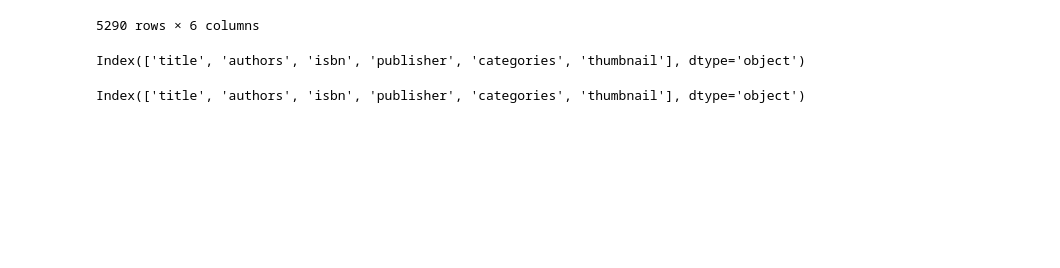
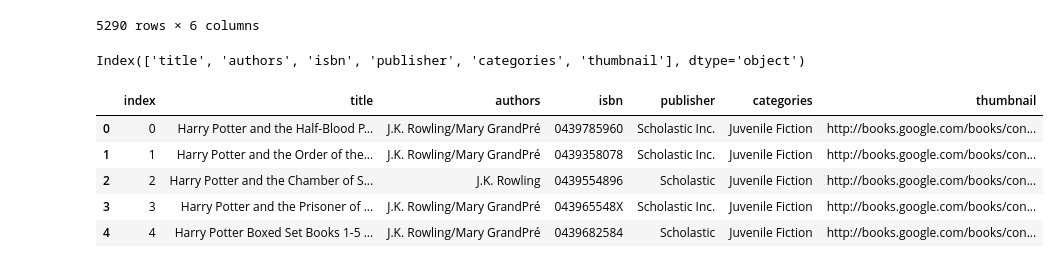
Before and after one commit to AllCAPs788/butler-project3-groupE, a Jupyter notebook: Data/data_cleaning.ipynb, the cells around one changed output. Cells and saved outputs as stored; diff of their text form; code cells hidden in the pictures; blank space fills up the shorter version.

Commit message:
updated cleaning notebook with sql connection

```diff
--- a/Data/data_cleaning.ipynb
+++ b/Data/data_cleaning.ipynb
@@ -100,11 +101,10 @@ cleaned
 cleaned.columns
 # %% [output]
 Index(['title', 'authors', 'isbn', 'publisher', 'categories', 'thumbnail'], dtype='object')
-# %%
-cleaned.columns
-# %% [output]
-Index(['title', 'authors', 'isbn', 'publisher', 'categories', 'thumbnail'], dtype='object')
 # %%
 # save cleaned dataframe to a csv file
 
 cleaned.to_csv("final_cleaned.csv")
+# %%
+rds_connection_string = "postgres:postgres@localhost:5432/books_db"
+engine = create_engine(f'postgresql://{rds_connection_string}')
@@ -110,0 +113,9 @@ cleaned.to_csv("final_cleaned.csv")
+# %%
+pd.read_sql_query('select * from books', con=engine).head()
+# %% [output]
+|  | index | title | authors | isbn | publisher | categories | thumbnail |
+| 0 | 0 | Harry Potter and the Half-Blood P... | J.K. Rowling/Mary GrandPré | 0439785960 | Scholastic Inc. | Juvenile Fiction | http://books.google.com/books/con... |
+| 1 | 1 | Harry Potter and the Order of the... | J.K. Rowling/Mary GrandPré | 0439358078 | Scholastic Inc. | Juvenile Fiction | http://books.google.com/books/con... |
+| 2 | 2 | Harry Potter and the Chamber of S... | J.K. Rowling | 0439554896 | Scholastic | Juvenile Fiction | http://books.google.com/books/con... |
+| 3 | 3 | Harry Potter and the Prisoner of ... | J.K. Rowling/Mary GrandPré | 043965548X | Scholastic Inc. | Juvenile Fiction | http://books.google.com/books/con... |
+| 4 | 4 | Harry Potter Boxed Set Books 1-5 ... | J.K. Rowling/Mary GrandPré | 0439682584 | Scholastic | Juvenile Fiction | http://books.google.com/books/con... |
```
Also changed, not shown: parts of 2 cells of this notebook.
